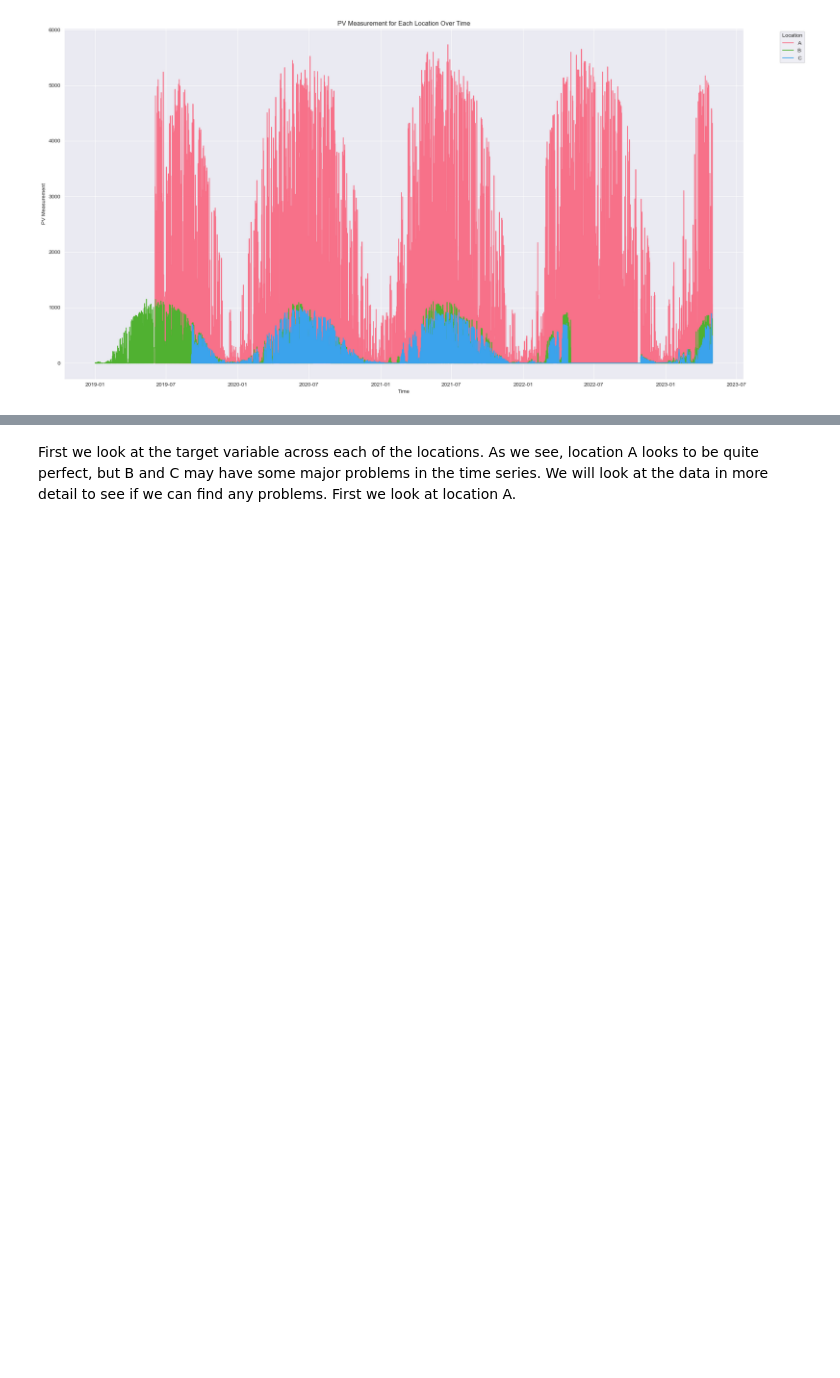
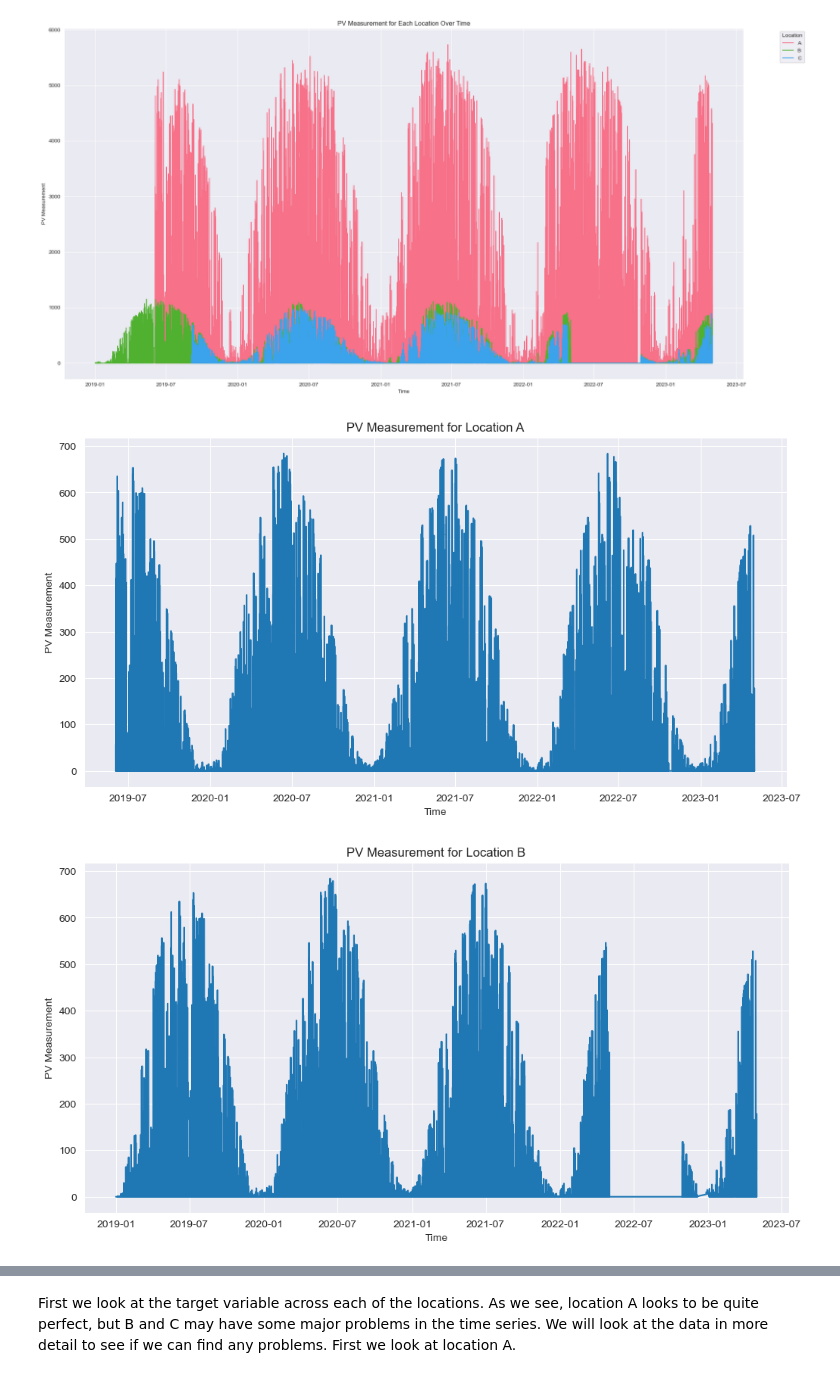
Before and after one commit to Markuski2023/MLGroupProject, a Jupyter notebook: src/EDA.ipynb, the cells around one changed output, grey strips where cells are left out. Drawn from its saved outputs; the diff is of its cells as text; code cells hidden in the pictures; blank space fills up the shorter version.

```diff
--- a/src/EDA.ipynb
+++ b/src/EDA.ipynb
@@ -35,3 +58,27 @@ Try using .loc[row_indexer,col_indexer] = value instead
 See the caveats in the documentation: https://pandas.pydata.org/pandas-docs/stable/user_guide/indexing.html#returning-a-view-versus-a-copy
   df_filtered['time'] = pd.to_datetime(df_filtered['time'])
 [figure]
+# %%
+# Identify unique locations in the dataset
+unique_locations = df['location'].unique()
+
+# Loop through each unique location to plot the data
+for loc in unique_locations:
+    # Filter the data for the current location
+    df_filtered = df[df['location'] == loc]
+
+    # Create the plot
+    plt.figure(figsize=(12, 6))
+    plt.plot(pd.to_datetime(df_filtered['time']), df_filtered['direct_rad:W'])
+
+    # Customize the plot
+    plt.title(f'PV Measurement for Location {loc}')
+    plt.xlabel('Time')
+    plt.ylabel('PV Measurement')
+    plt.grid(True)
+
+    # Show the plot
+    plt.show()
+# %% [output]
+[figure, added]
+[figure, added]
```
Also changed, not shown: parts of 5 cells of this notebook, 2 other files.
